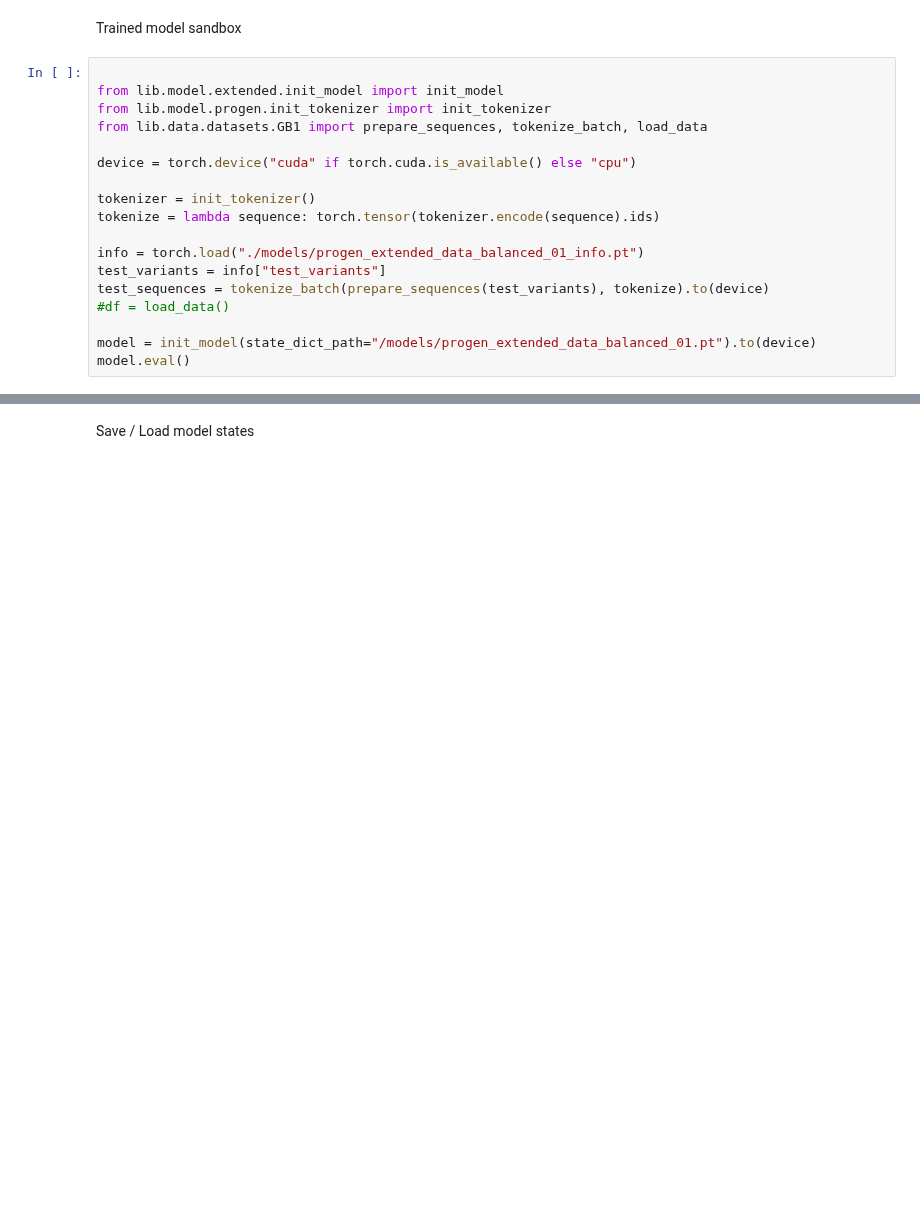
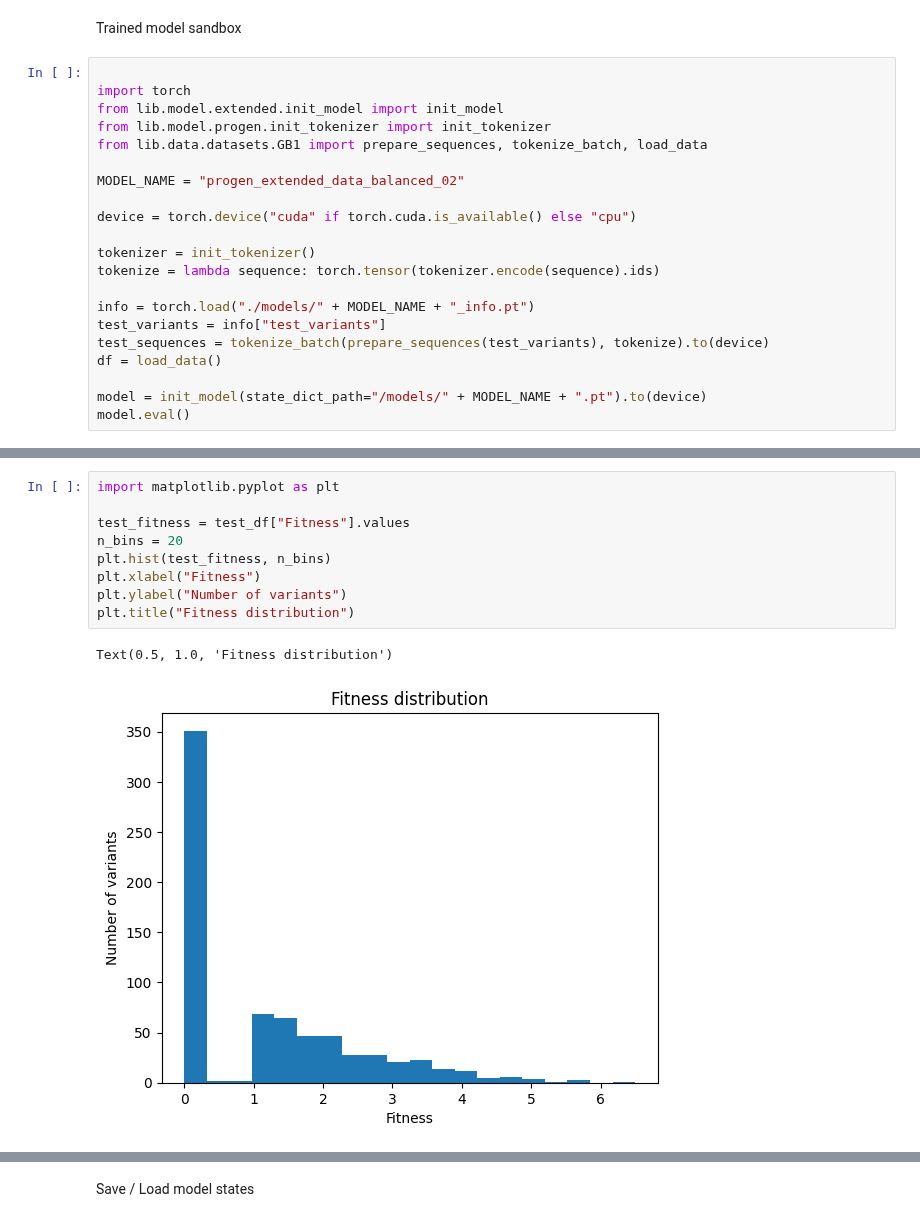
Before and after one commit to soldatmat/PELLM, a Jupyter notebook: code/llm/progen_extended.ipynb, the cells around one changed output, grey strips where cells are left out. Drawn from its saved outputs; the diff is of its cells as text; blank space fills up the shorter version.

```diff
--- a/code/llm/progen_extended.ipynb
+++ b/code/llm/progen_extended.ipynb
@@ -41,21 +37,24 @@ model
 Trained model sandbox
 # %%
 
+import torch
 from lib.model.extended.init_model import init_model
 from lib.model.progen.init_tokenizer import init_tokenizer
 from lib.data.datasets.GB1 import prepare_sequences, tokenize_batch, load_data
+
+MODEL_NAME = "progen_extended_data_balanced_02"
 
 device = torch.device("cuda" if torch.cuda.is_available() else "cpu")
 
 tokenizer = init_tokenizer()
 tokenize = lambda sequence: torch.tensor(tokenizer.encode(sequence).ids)
 
-info = torch.load("./models/progen_extended_data_balanced_01_info.pt")
+info = torch.load("./models/" + MODEL_NAME + "_info.pt")
 test_variants = info["test_variants"]
 test_sequences = tokenize_batch(prepare_sequences(test_variants), tokenize).to(device)
-#df = load_data()
+df = load_data()
 
-model = init_model(state_dict_path="/models/progen_extended_data_balanced_01.pt").to(device)
+model = init_model(state_dict_path="/models/" + MODEL_NAME + ".pt").to(device)
 model.eval()
 # %% [output]
 Some weights of the model checkpoint at s:\Documents\master\code\llm\lib\model\progen/../../../../../ProGen/progen/progen2/checkpoints/progen2-small were not used when initializing ProGenModel: ['lm_h ...
@@ -89,0 +116,12 @@ best_test_variant
+# %%
+import matplotlib.pyplot as plt
+
+test_fitness = test_df["Fitness"].values
+n_bins = 20
+plt.hist(test_fitness, n_bins)
+plt.xlabel("Fitness")
+plt.ylabel("Number of variants")
+plt.title("Fitness distribution")
+# %% [output]
+Text(0.5, 1.0, 'Fitness distribution')
+[figure, added]
```
Also changed, not shown: parts of 25 cells of this notebook, 1 other file.
